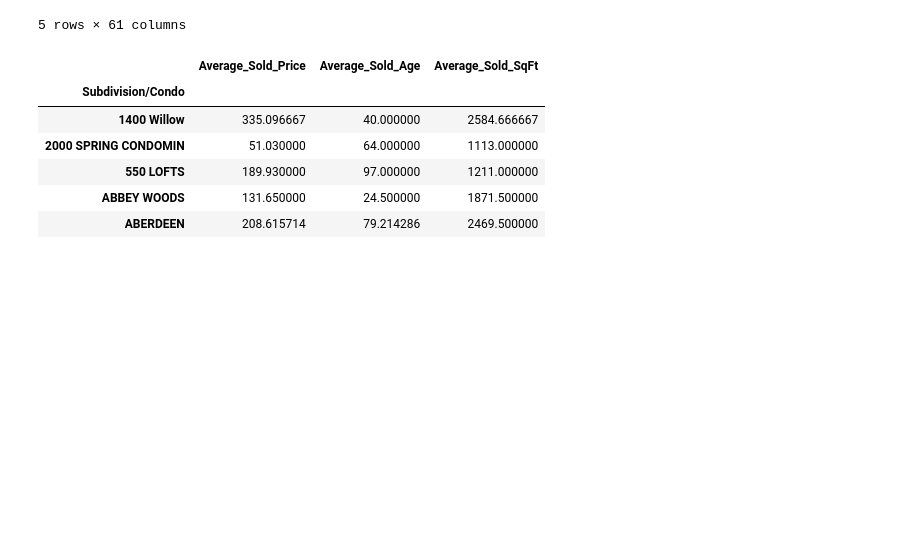
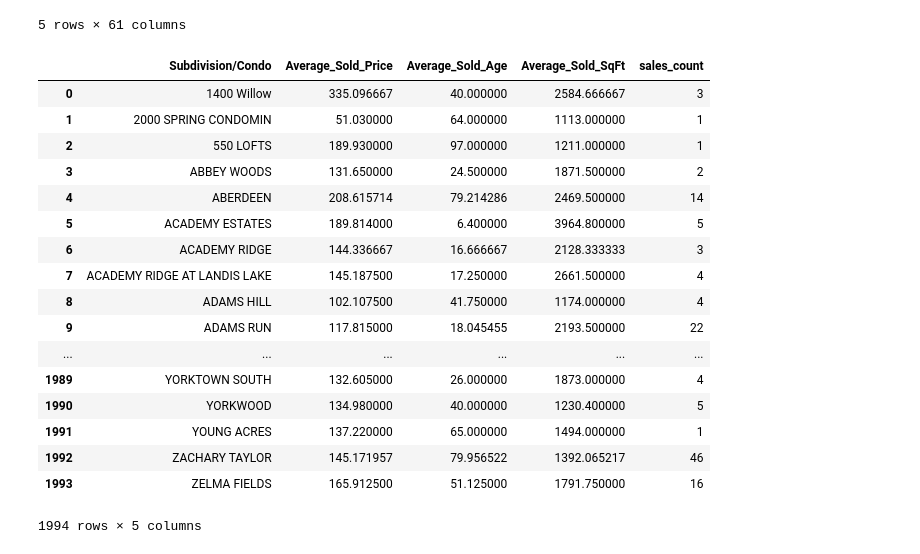
Before and after one commit to Or78Ka/python_project_2021_Orsi_K, a Jupyter notebook: Final python project Orsi K.ipynb, the cells around one changed output. Saved outputs shown, nothing was run; the diff lists cells and outputs as text; code cells hidden in the pictures; blank space fills up the shorter version.

```diff
--- a/Final python project Orsi K.ipynb
+++ b/Final python project Orsi K.ipynb
@@ -45,23 +44,34 @@ df1.head()
 # %%
 # calculating subdivision level average price per sqft and average age and average size for both rental and sales
 
 groupped_sales_df = df1.groupby('Subdivision/Condo')['Sold Price/SqFt', 'Age', 'SqFt -Total Finished'].mean().rename(columns={
     "Sold Price/SqFt": "Average_Sold_Price",
     "Age": "Average_Sold_Age",
     "SqFt -Total Finished": "Average_Sold_SqFt"
 })
 
 sales_count = df1.groupby('Subdivision/Condo')['Sold Price/SqFt', 'Age', 'SqFt -Total Finished'].size().reset_index(name='sales_count')
-#groupped_sales_df1 = pd.merge(groupped_sales_df, sales_count), on="Subdivision/Condo")
-groupped_sales_df.head()
+groupped_sales_df = pd.merge(groupped_sales_df, sales_count, on="Subdivision/Condo")
+groupped_sales_df
 # %% [output]
-|  | Average_Sold_Price | Average_Sold_Age | Average_Sold_SqFt |
-| Subdivision/Condo |  |  |  |
-| 1400 Willow | 335.096667 | 40.000000 | 2584.666667 |
-| 2000 SPRING CONDOMIN | 51.030000 | 64.000000 | 1113.000000 |
-| 550 LOFTS | 189.930000 | 97.000000 | 1211.000000 |
-| ABBEY WOODS | 131.650000 | 24.500000 | 1871.500000 |
-| ABERDEEN | 208.615714 | 79.214286 | 2469.500000 |
+|  | Subdivision/Condo | Average_Sold_Price | Average_Sold_Age | Average_Sold_SqFt | sales_count |
+| 0 | 1400 Willow | 335.096667 | 40.000000 | 2584.666667 | 3 |
+| 1 | 2000 SPRING CONDOMIN | 51.030000 | 64.000000 | 1113.000000 | 1 |
+| 2 | 550 LOFTS | 189.930000 | 97.000000 | 1211.000000 | 1 |
+| 3 | ABBEY WOODS | 131.650000 | 24.500000 | 1871.500000 | 2 |
+| 4 | ABERDEEN | 208.615714 | 79.214286 | 2469.500000 | 14 |
+| 5 | ACADEMY ESTATES | 189.814000 | 6.400000 | 3964.800000 | 5 |
+| 6 | ACADEMY RIDGE | 144.336667 | 16.666667 | 2128.333333 | 3 |
+| 7 | ACADEMY RIDGE AT LANDIS LAKE | 145.187500 | 17.250000 | 2661.500000 | 4 |
+| 8 | ADAMS HILL | 102.107500 | 41.750000 | 1174.000000 | 4 |
+| 9 | ADAMS RUN | 117.815000 | 18.045455 | 2193.500000 | 22 |
+| ... | ... | ... | ... | ... | ... |
+| 1989 | YORKTOWN SOUTH | 132.605000 | 26.000000 | 1873.000000 | 4 |
+| 1990 | YORKWOOD | 134.980000 | 40.000000 | 1230.400000 | 5 |
+| 1991 | YOUNG ACRES | 137.220000 | 65.000000 | 1494.000000 | 1 |
+| 1992 | ZACHARY TAYLOR | 145.171957 | 79.956522 | 1392.065217 | 46 |
+| 1993 | ZELMA FIELDS | 165.912500 | 51.125000 | 1791.750000 | 16 |
+1994 rows × 5 columns
 # %%
 groupped_rental_df = df2.groupby('Subdivision/Condo')['List Price/SqFt', 'Age', 'SqFt -Total Finished'].mean().rename(columns={
     "List Price/SqFt": "Average_Rent_Price",
```
Also changed, not shown: parts of 8 cells of this notebook.
